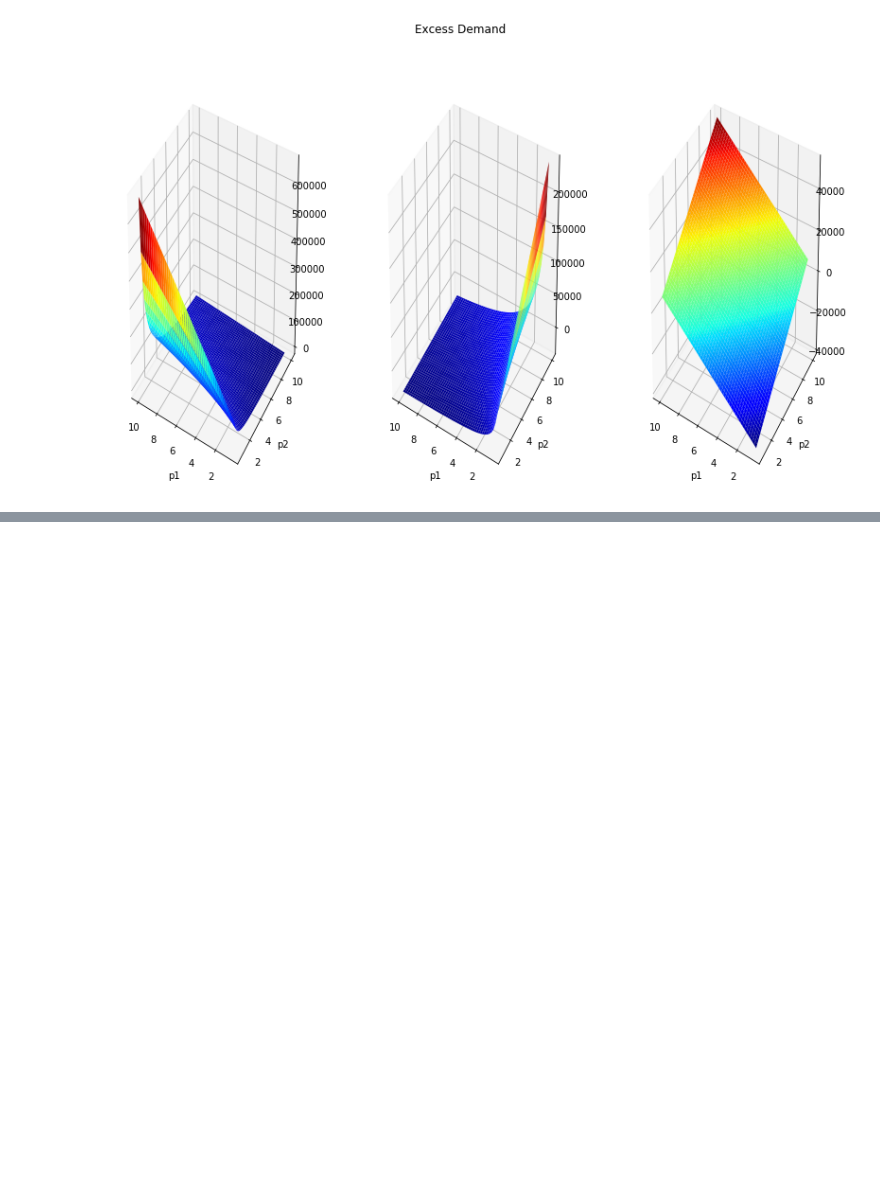
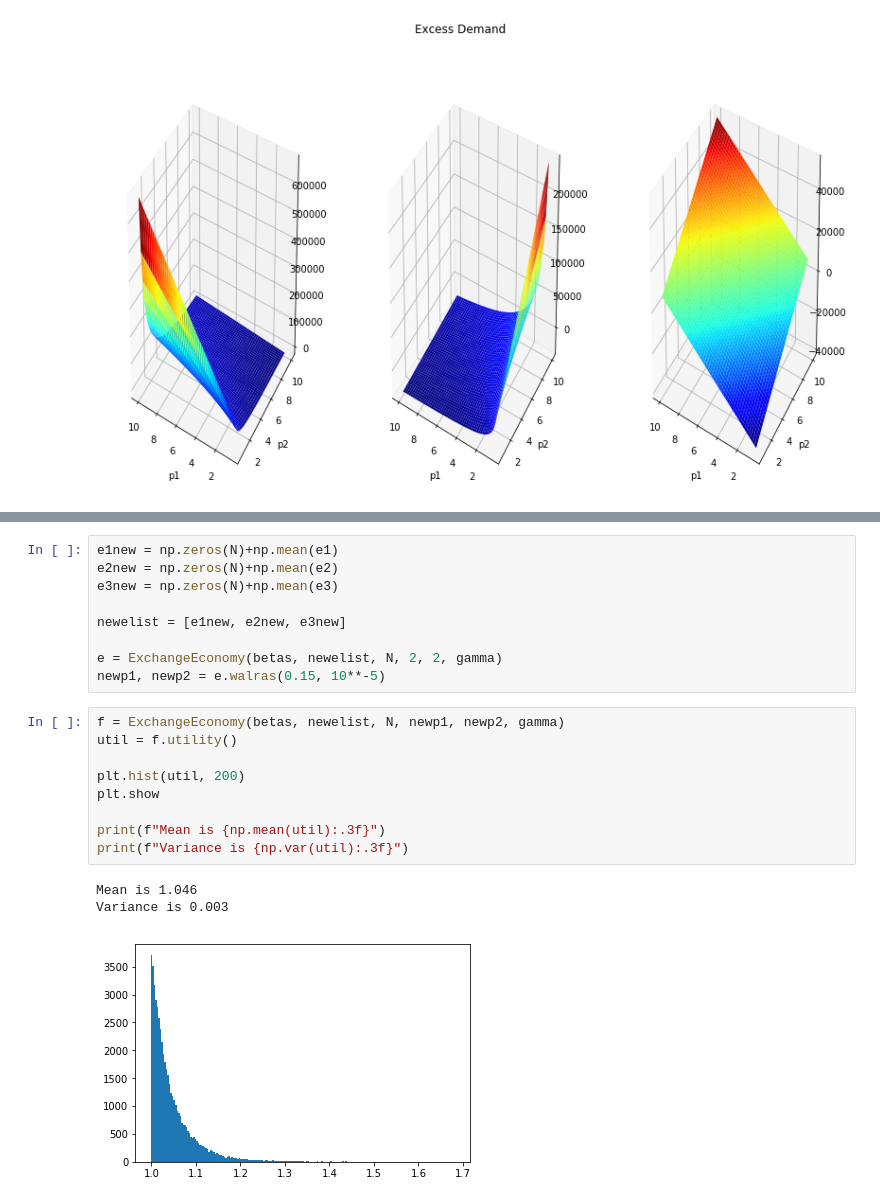
Before and after one commit to s-corfixen/projects-2019-snake-on-3310, a Jupyter notebook: exam/examproject.ipynb, the cells around one changed output, grey strips where cells are left out. Cells and saved outputs as stored; diff of their text form; blank space fills up the shorter version.

```diff
--- a/exam/examproject.ipynb
+++ b/exam/examproject.ipynb
@@ -332,0 +365,22 @@ len(price_vec)
+# %%
+e1new = np.zeros(N)+np.mean(e1)
+e2new = np.zeros(N)+np.mean(e2)
+e3new = np.zeros(N)+np.mean(e3)
+
+newelist = [e1new, e2new, e3new]
+
+e = ExchangeEconomy(betas, newelist, N, 2, 2, gamma)
+newp1, newp2 = e.walras(0.15, 10**-5)
+# %%
+f = ExchangeEconomy(betas, newelist, N, newp1, newp2, gamma)
+util = f.utility()
+
+plt.hist(util, 200)
+plt.show
+
+print(f"Mean is {np.mean(util):.3f}")
+print(f"Variance is {np.var(util):.3f}")
+# %% [output]
+Mean is 1.046
+Variance is 0.003
+[figure, added]
```
Also changed, not shown: parts of 8 cells of this notebook.
